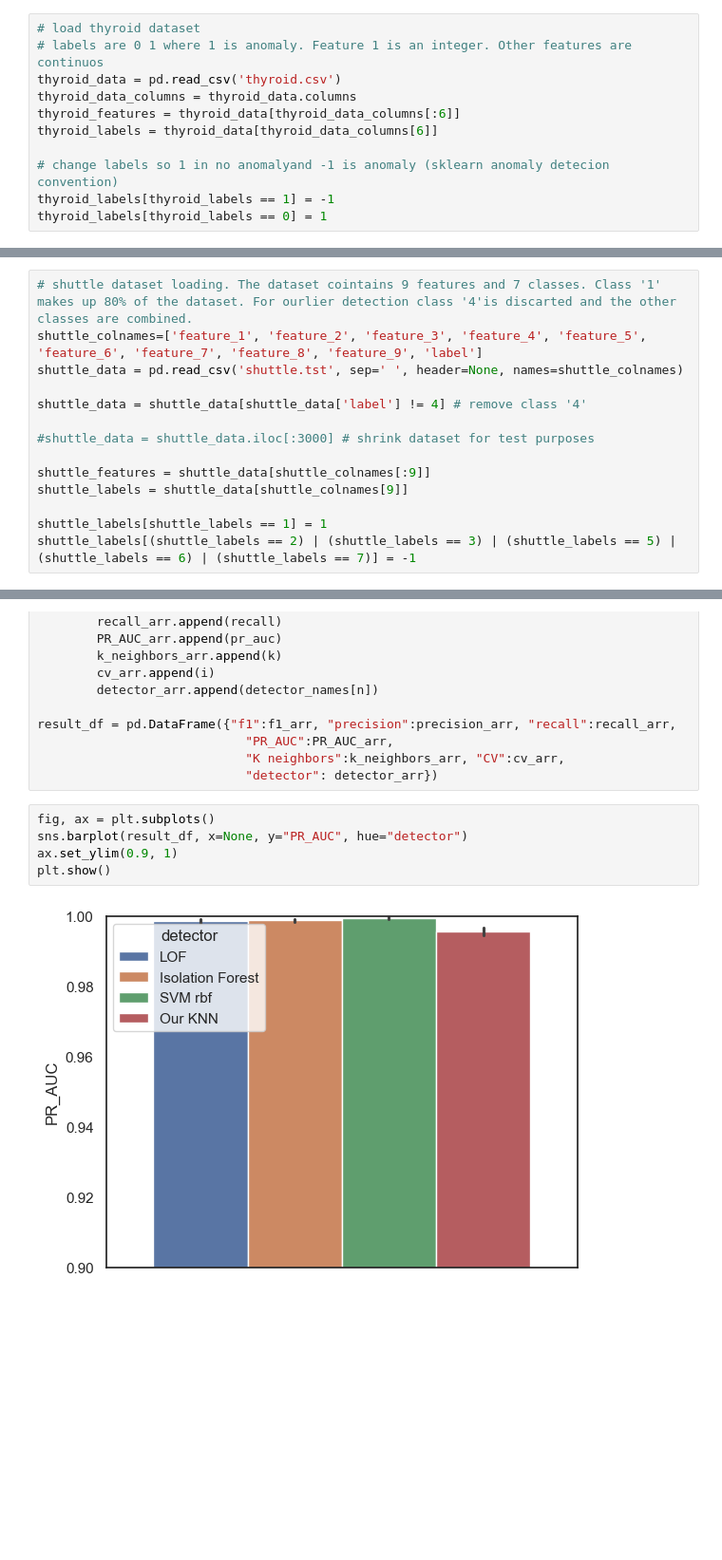
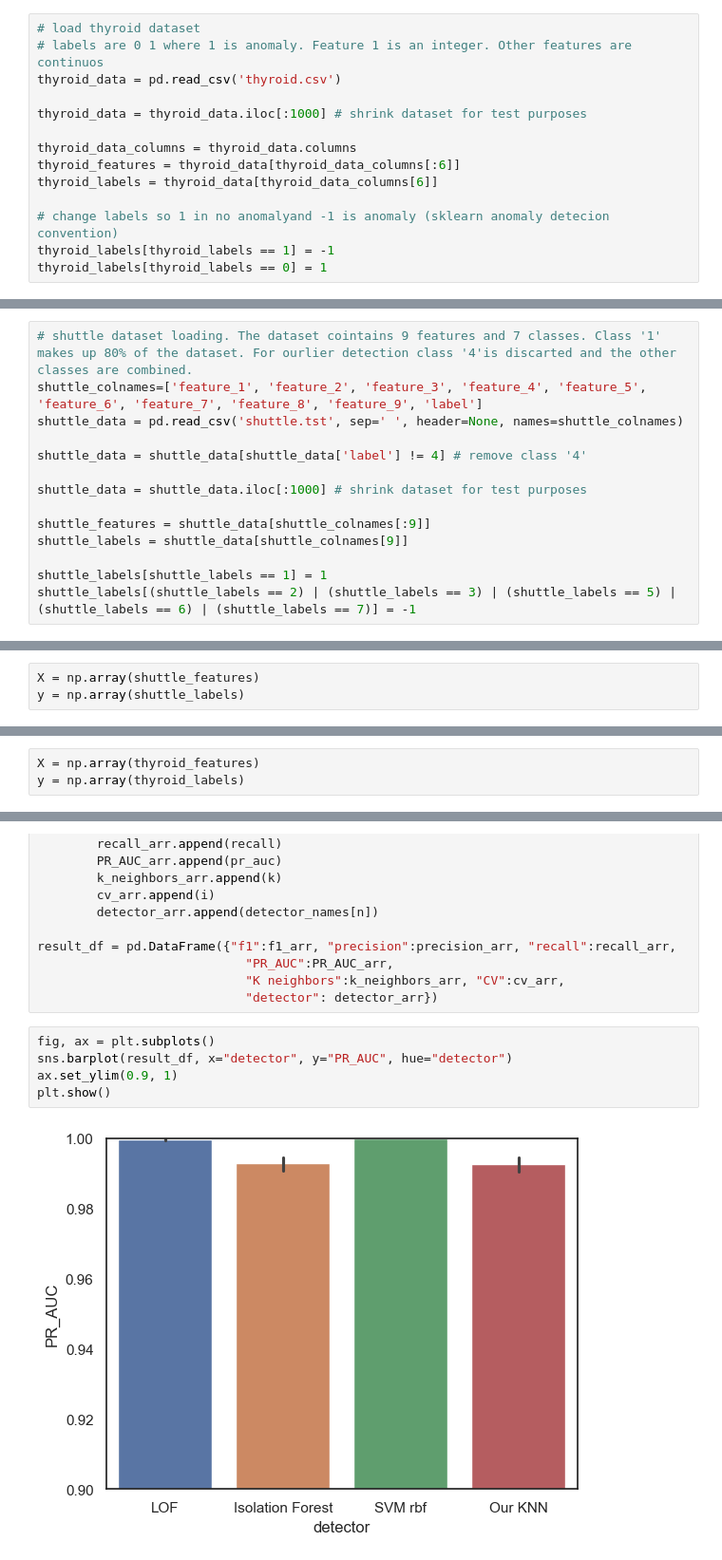
Before and after one commit to kubiakm/ZUM, a Jupyter notebook: knn_tests.ipynb, the cells around one changed output, grey strips where cells are left out. Shown at 95% size. Cells and saved outputs as stored; diff of their text form; blank space fills up the shorter version.

Commit message:
add shuttle and changed to fast version

```diff
--- a/knn_tests.ipynb
+++ b/knn_tests.ipynb
@@ -45,6 +45,9 @@ Zbiór "cardio" złożony jest z danych pomiarowych czynności serca. Zbiór zaw
 # load thyroid dataset
 # labels are 0 1 where 1 is anomaly. Feature 1 is an integer. Other features are continuos
 thyroid_data = pd.read_csv('thyroid.csv')
+
+thyroid_data = thyroid_data.iloc[:1000] # shrink dataset for test purposes
+
 thyroid_data_columns = thyroid_data.columns
 thyroid_features = thyroid_data[thyroid_data_columns[:6]]
 thyroid_labels = thyroid_data[thyroid_data_columns[6]]
@@ -86,7 +89,7 @@ shuttle_data = pd.read_csv('shuttle.tst', sep=' ', header=None, names=shuttle_co
 
 shuttle_data = shuttle_data[shuttle_data['label'] != 4] # remove class '4'
 
-#shuttle_data = shuttle_data.iloc[:3000] # shrink dataset for test purposes
+shuttle_data = shuttle_data.iloc[:1000] # shrink dataset for test purposes
 
 shuttle_features = shuttle_data[shuttle_colnames[:9]]
 shuttle_labels = shuttle_data[shuttle_colnames[9]]
@@ -399,0 +478,3 @@ sns.relplot(
+# %%
+X = np.array(shuttle_features)
+y = np.array(shuttle_labels)
@@ -402,3 +565,6 @@ sns.relplot(
+# %%
+X = np.array(thyroid_features)
+y = np.array(thyroid_labels)
 # %%
 detectors = [KNNAnomalyDetector(k=50), sklearn.neighbors.LocalOutlierFactor(n_neighbors=50, novelty=True), sklearn.ensemble.IsolationForest(), sklearn.svm.OneClassSVM(nu=0.1, kernel="rbf", gamma=0.1)]
 detector_names = ["LOF", "Isolation Forest", "SVM rbf", "Our KNN"]
@@ -443,11 +609,11 @@ result_df = pd.DataFrame({"f1":f1_arr, "precision":precision_arr, "recall":recal
                             "detector": detector_arr})
 # %%
 fig, ax = plt.subplots()
-sns.barplot(result_df, x=None, y="PR_AUC", hue="detector")
+sns.barplot(result_df, x="detector", y="PR_AUC", hue="detector")
 ax.set_ylim(0.9, 1)
 plt.show()
 # %% [output]
-[figure, old version]
+[figure, new version]
 # %%
 #plot PR curves
 pr_df = result_df[result_df["CV"] == 1]
```
Also changed, not shown: parts of 42 cells of this notebook, 1 other file.
